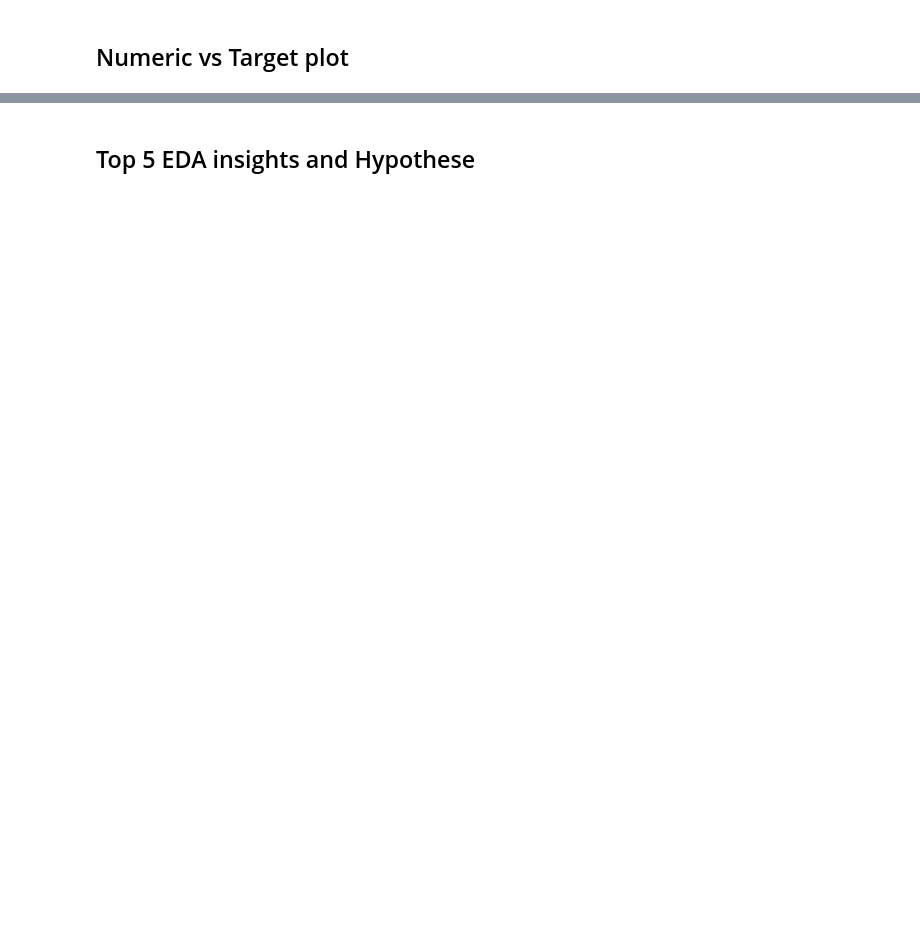
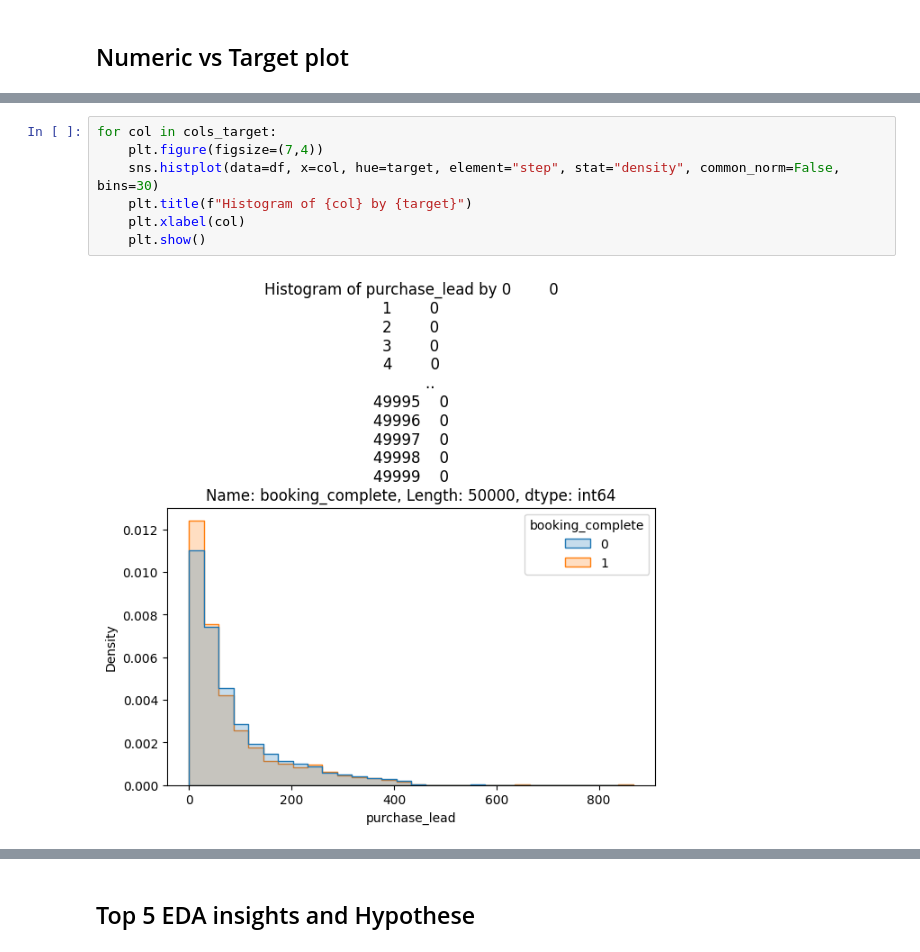
Before and after one commit to nickgeorgemathew/booking_analysis, a Jupyter notebook: notebooks/01_eda.ipynb, the cells around one changed output, grey strips where cells are left out. Drawn from its saved outputs; the diff is of its cells as text; blank space fills up the shorter version.

```diff
--- a/notebooks/01_eda.ipynb
+++ b/notebooks/01_eda.ipynb
@@ -243,0 +277,9 @@ fig2.show()
+# %%
+for col in cols_target:
+    plt.figure(figsize=(7,4))
+    sns.histplot(data=df, x=col, hue=target, element="step", stat="density", common_norm=False, bins=30)
+    plt.title(f"Histogram of {col} by {target}")
+    plt.xlabel(col)
+    plt.show()
+# %% [output]
+[figure, added]
```
Also changed, not shown: parts of 8 cells of this notebook, 6 other files.
